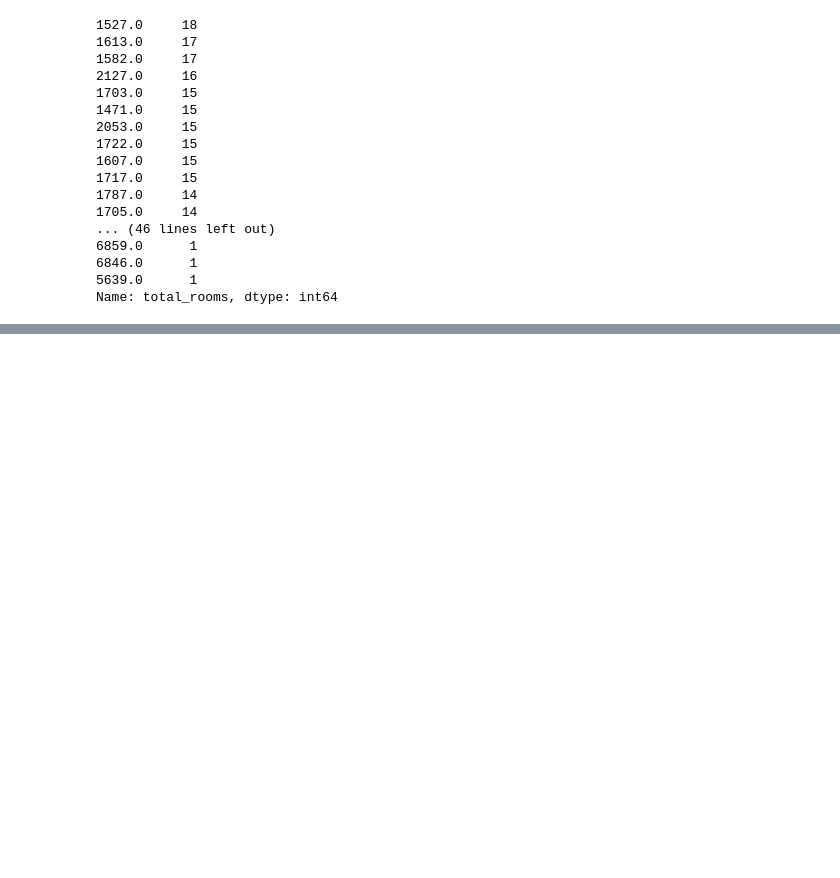
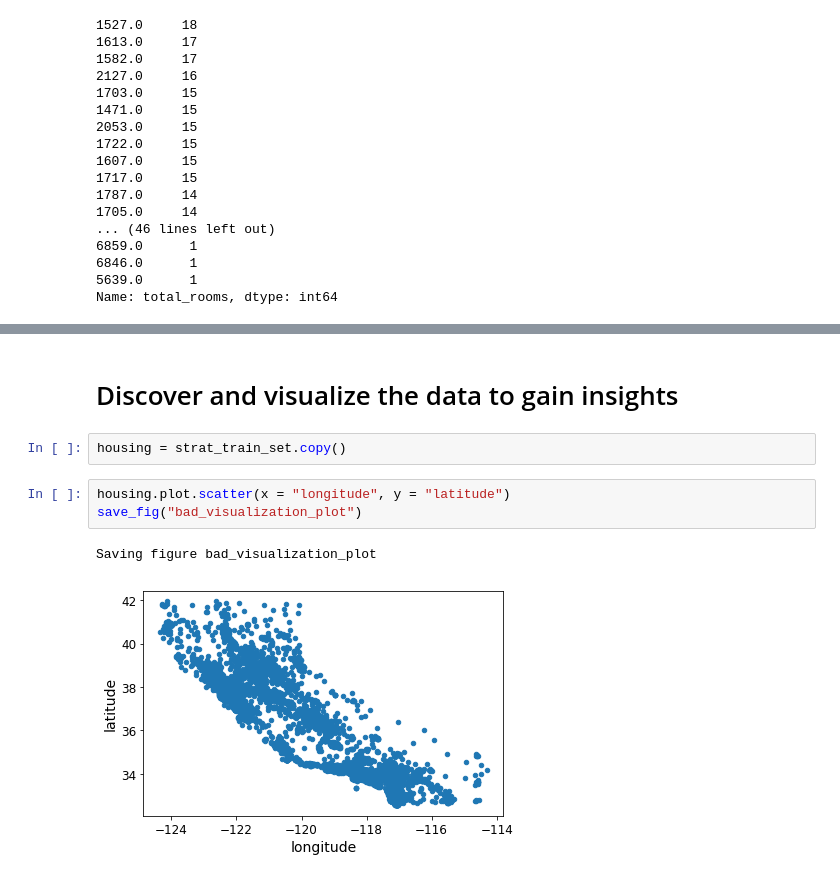
Before and after one commit to Praveen-Gupta/handson-ml, a Jupyter notebook: CH_02_Housing.ipynb, the cells around one changed output, grey strips where cells are left out. Saved outputs shown, nothing was run; the diff lists cells and outputs as text; blank space fills up the shorter version.

```diff
--- a/CH_02_Housing.ipynb
+++ b/CH_02_Housing.ipynb
@@ -83,0 +177,10 @@ housing.describe()
+# %% [markdown]
+# Discover and visualize the data to gain insights
+# %%
+housing = strat_train_set.copy()
+# %%
+housing.plot.scatter(x = "longitude", y = "latitude")
+save_fig("bad_visualization_plot")
+# %% [output]
+Saving figure bad_visualization_plot
+[figure, added]
```
Also changed, not shown: parts of 96 cells of this notebook, 2 other files.
